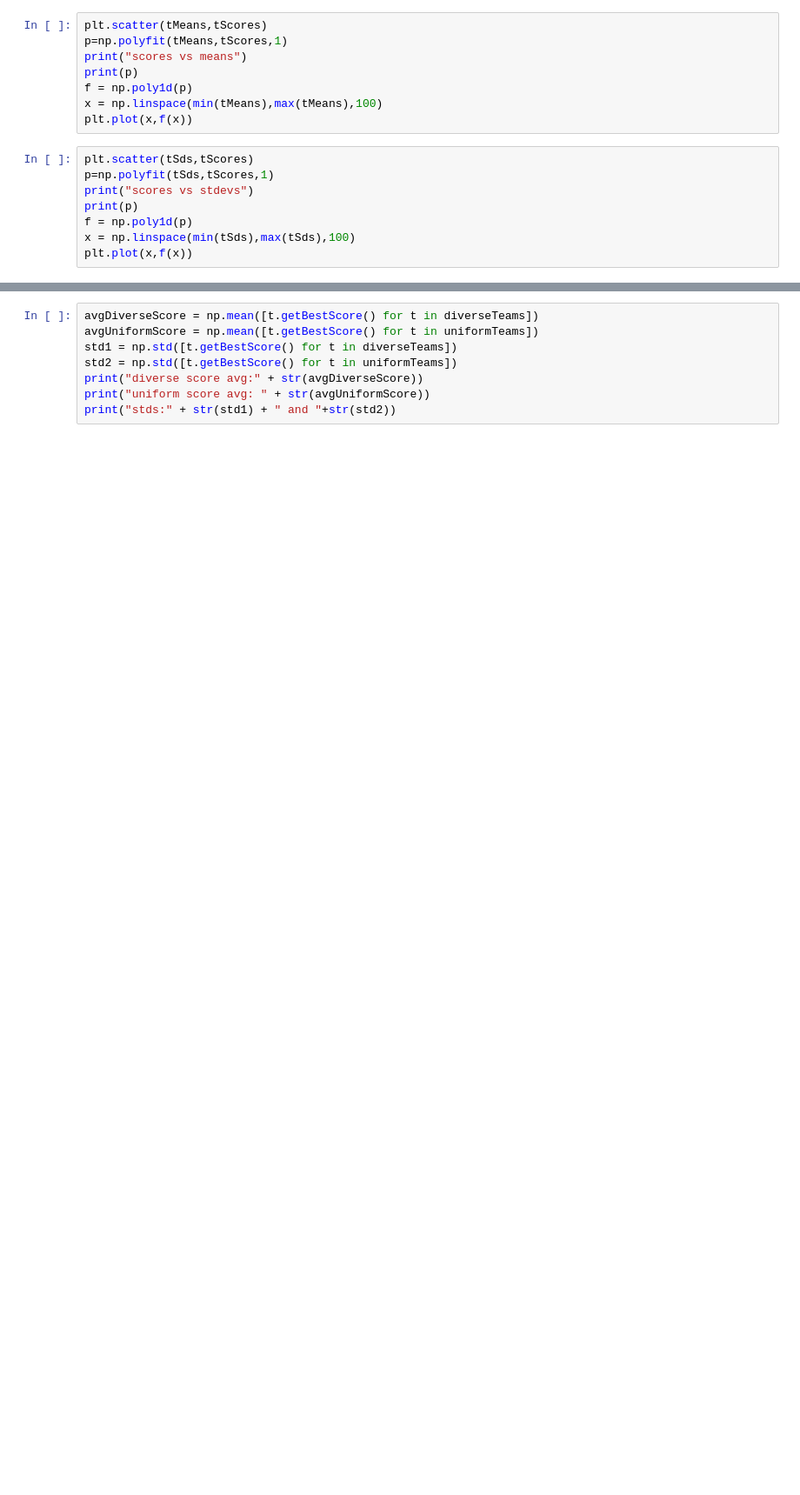
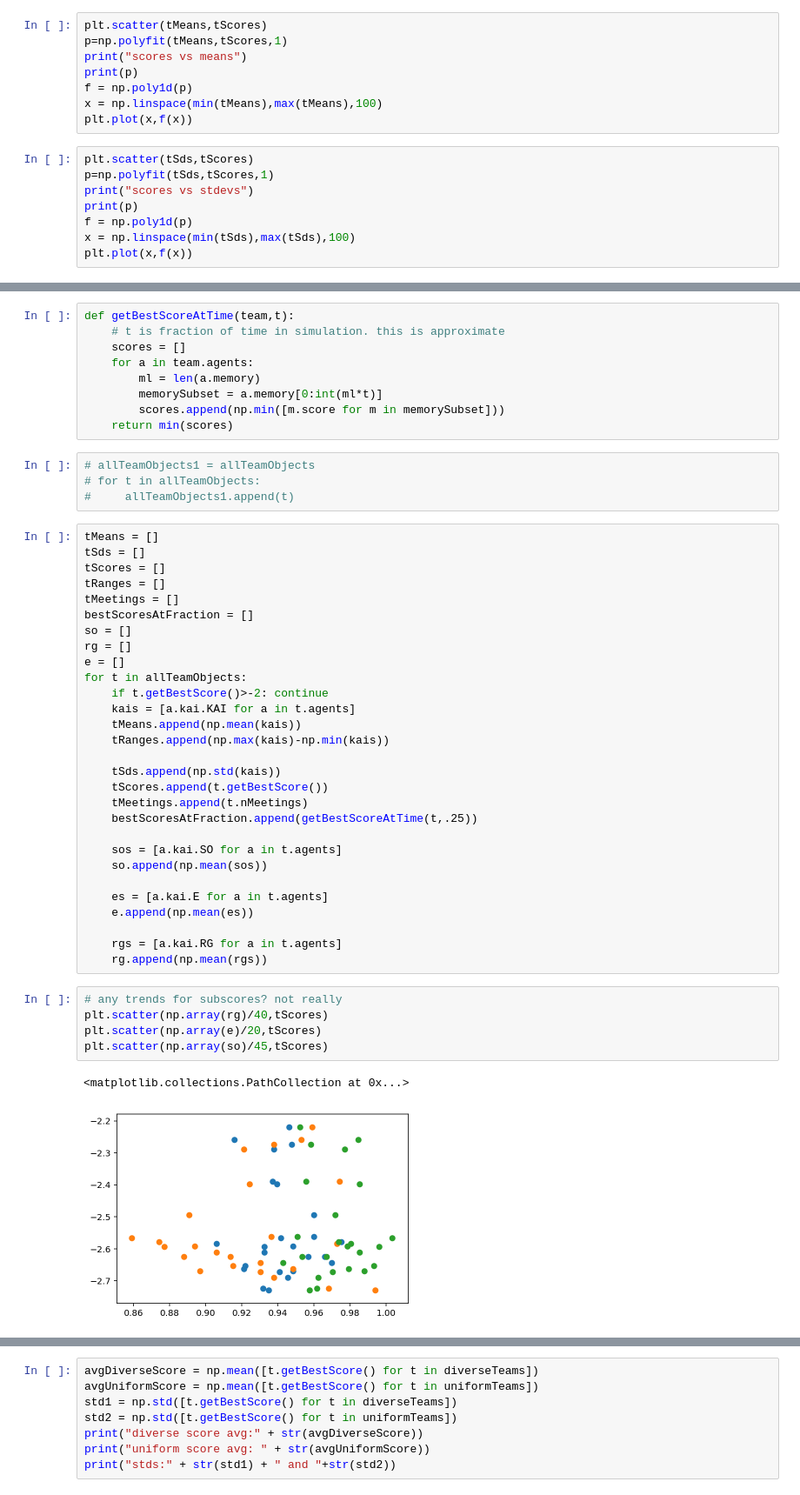
Before and after one commit to sammlapp/SAE_ABM, a Jupyter notebook: Chicago.ipynb, the cells around one changed output, grey strips where cells are left out. Shown at 87% size. Drawn from its saved outputs; the diff is of its cells as text; blank space fills up the shorter version.

```diff
--- a/Chicago.ipynb
+++ b/Chicago.ipynb
@@ -2241,0 +1936,50 @@ for t in savedTeamsSharing:
+# %%
+def getBestScoreAtTime(team,t):
+    # t is fraction of time in simulation. this is approximate
+    scores = []
+    for a in team.agents:
+        ml = len(a.memory)
+        memorySubset = a.memory[0:int(ml*t)]
+        scores.append(np.min([m.score for m in memorySubset]))
+    return min(scores)
+# %%
+# allTeamObjects1 = allTeamObjects
+# for t in allTeamObjects:
+#     allTeamObjects1.append(t)
+# %%
+tMeans = []
+tSds = []
+tScores = []
+tRanges = []
+tMeetings = []
+bestScoresAtFraction = []
+so = []
+rg = []
+e = []
+for t in allTeamObjects:
+    if t.getBestScore()>-2: continue
+    kais = [a.kai.KAI for a in t.agents]
+    tMeans.append(np.mean(kais))
+    tRanges.append(np.max(kais)-np.min(kais))
+
+    tSds.append(np.std(kais))
+    tScores.append(t.getBestScore())
+    tMeetings.append(t.nMeetings)
+    bestScoresAtFraction.append(getBestScoreAtTime(t,.25))
+
+    sos = [a.kai.SO for a in t.agents]
+    so.append(np.mean(sos))
+
+    es = [a.kai.E for a in t.agents]
+    e.append(np.mean(es))
+
+    rgs = [a.kai.RG for a in t.agents]
+    rg.append(np.mean(rgs))
+# %%
+# any trends for subscores? not really
+plt.scatter(np.array(rg)/40,tScores)
+plt.scatter(np.array(e)/20,tScores)
+plt.scatter(np.array(so)/45,tScores)
+# %% [output]
+<matplotlib.collections.PathCollection at 0x...>
+[figure, added]
```
Also changed, not shown: parts of 88 cells of this notebook.
